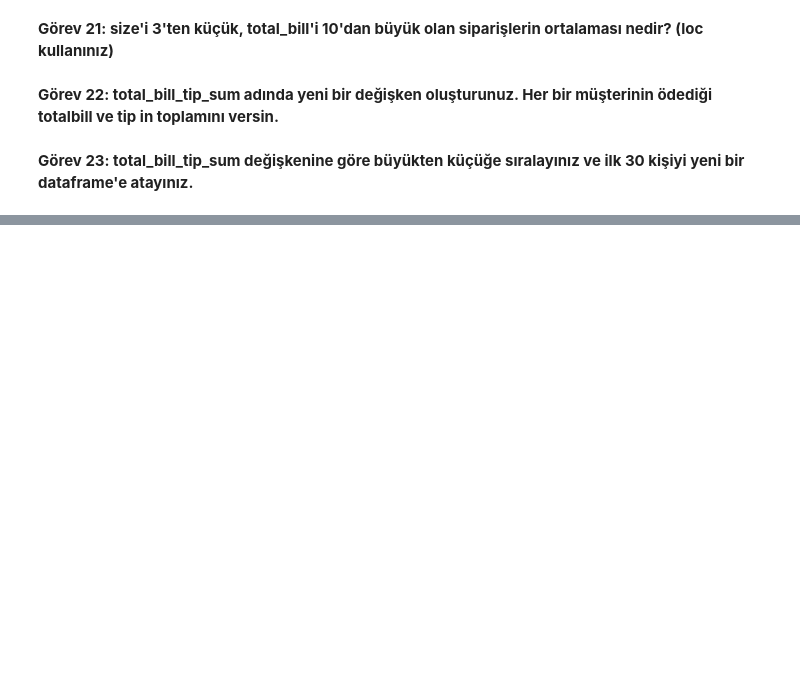
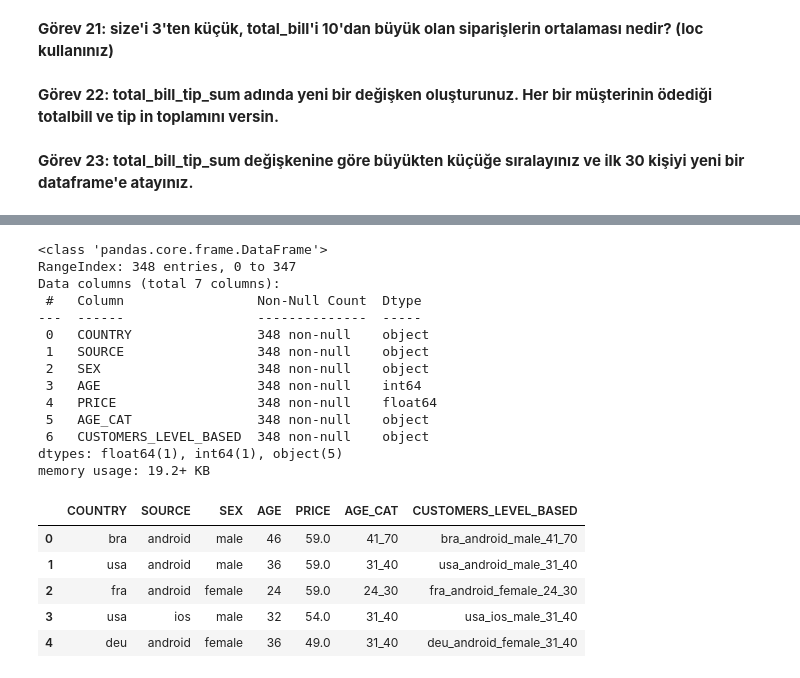
Before and after one commit to mseviker/Baslangic, a Jupyter notebook: baslangic.ipynb, the cells around one changed output, grey strips where cells are left out. Drawn from its saved outputs; the diff is of its cells as text; code cells hidden in the pictures; blank space fills up the shorter version.

```diff
--- a/baslangic.ipynb
+++ b/baslangic.ipynb
@@ -375,0 +569,8 @@ ilk_otuz = (df.sort_values(by='total_bill_tip_sum', ascending=False)).head(30)
+# %%
+#df.sort_values(by='PRICE', ascending=False) sort_values daki Price önündeki by kullanıldığında enalttaki code hata veriyor by ile ilgili,
+#onu kaldırınca çalışıyor.
+
+agg_df0 = df.groupby(by=["COUNTRY", 'SOURCE', "SEX", "AGE"]).agg({"PRICE": "mean"})
+
+agg_df = agg_df0.sort_values("PRICE", ascending=False)
+agg_df.head()
@@ -375,0 +590,3 @@ ilk_otuz = (df.sort_values(by='total_bill_tip_sum', ascending=False)).head(30)
+# %%
+agg_df = agg_df.reset_index()
+agg_df.head()
@@ -375,0 +607,3 @@ ilk_otuz = (df.sort_values(by='total_bill_tip_sum', ascending=False)).head(30)
+# %%
+agg_df["AGE_CAT"] = pd.cut(agg_df["AGE"], [0, 18, 23, 31, 40, 70], labels = ["0_18", "19_23", "24_30", "31_40", "41_70"])
+agg_df.head()
@@ -375,0 +624,27 @@ ilk_otuz = (df.sort_values(by='total_bill_tip_sum', ascending=False)).head(30)
+# %%
+agg_df["AGE_CAT"] = agg_df["AGE_CAT"].astype("O") #Önce AGE_CAT değişkeninin type ını kategoriden objeye çevirdik, aksi taktirde hata veriyor.
+
+agg_df["CUSTOMERS_LEVEL_BASED"] = agg_df.COUNTRY + "_" + agg_df.SOURCE + "_" + agg_df.SEX + "_" + agg_df.AGE_CAT
+agg_df.info()
+agg_df.head()
+# %% [output]
+<class 'pandas.core.frame.DataFrame'>
+RangeIndex: 348 entries, 0 to 347
+Data columns (total 7 columns):
+ #   Column                 Non-Null Count  Dtype
+---  ------                 --------------  -----
+ 0   COUNTRY                348 non-null    object
+ 1   SOURCE                 348 non-null    object
+ 2   SEX                    348 non-null    object
+ 3   AGE                    348 non-null    int64
+ 4   PRICE                  348 non-null    float64
+ 5   AGE_CAT                348 non-null    object
+ 6   CUSTOMERS_LEVEL_BASED  348 non-null    object
+dtypes: float64(1), int64(1), object(5)
+memory usage: 19.2+ KB
+|  | COUNTRY | SOURCE | SEX | AGE | PRICE | AGE_CAT | CUSTOMERS_LEVEL_BASED |
+| 0 | bra | android | male | 46 | 59.0 | 41_70 | bra_android_male_41_70 |
+| 1 | usa | android | male | 36 | 59.0 | 31_40 | usa_android_male_31_40 |
+| 2 | fra | android | female | 24 | 59.0 | 24_30 | fra_android_female_24_30 |
+| 3 | usa | ios | male | 32 | 54.0 | 31_40 | usa_ios_male_31_40 |
+| 4 | deu | android | female | 36 | 49.0 | 31_40 | deu_android_female_31_40 |
```
Also changed, not shown: parts of 43 cells of this notebook.
